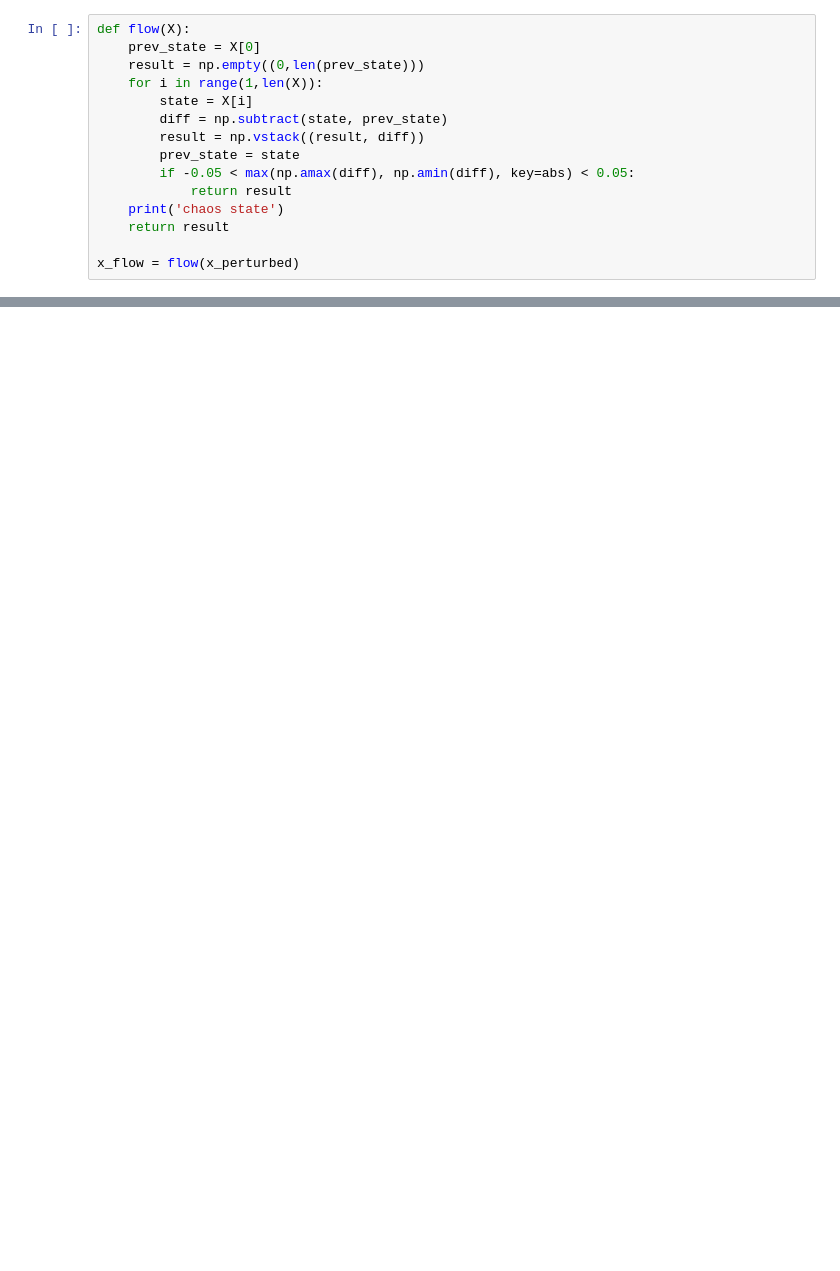
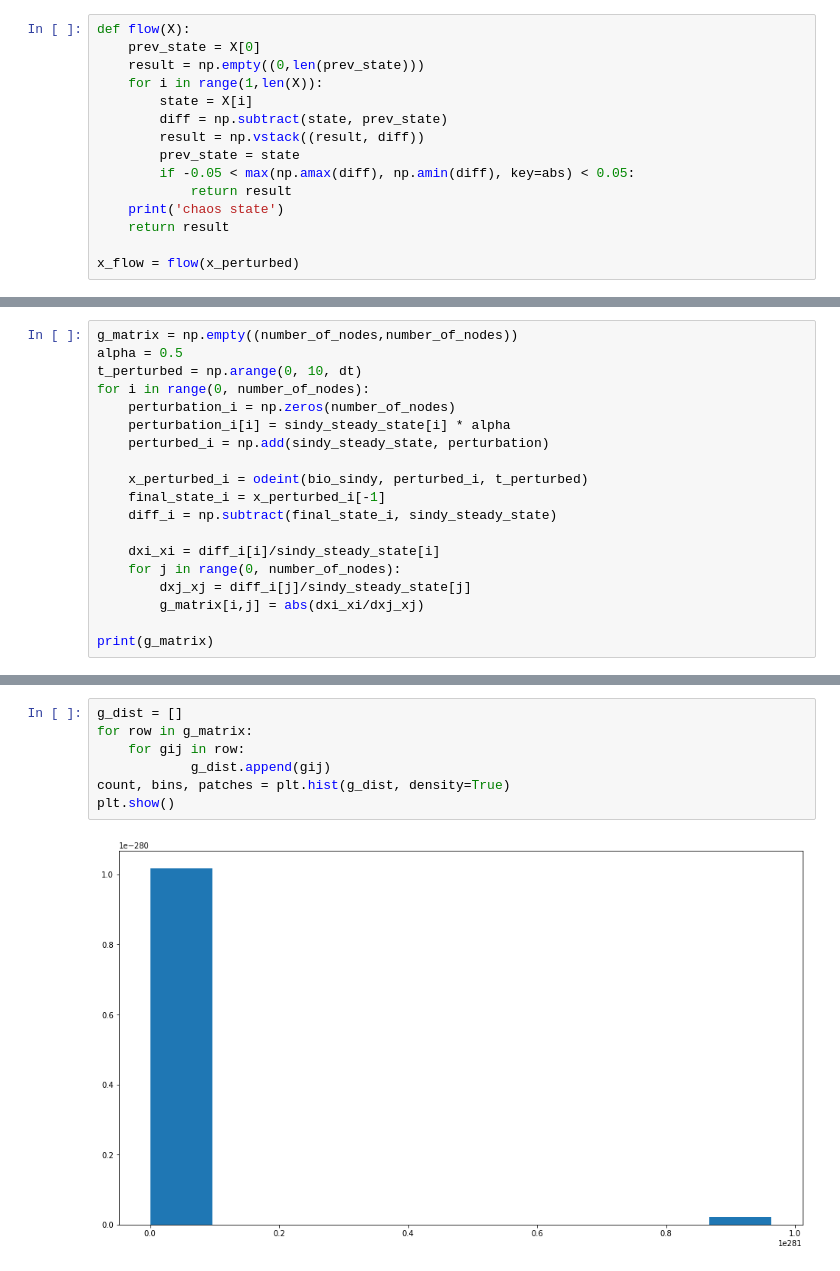
Before and after one commit to aliydgr/ms-thesis, a Jupyter notebook: information-flow-sindy.ipynb, the cells around one changed output, grey strips where cells are left out. Cells and saved outputs as stored; diff of their text form; blank space fills up the shorter version.

```diff
--- a/information-flow-sindy.ipynb
+++ b/information-flow-sindy.ipynb
@@ -170,0 +173,19 @@ DiMultiDegreeView({0: 17, 1: 5, 2: 8, 3: 3, 4: 1, 5: 2, 6: 1, 7: 1, 8: 1, 9: 1})
+# %%
+g_matrix = np.empty((number_of_nodes,number_of_nodes))
+alpha = 0.5
+t_perturbed = np.arange(0, 10, dt)
+for i in range(0, number_of_nodes):
+    perturbation_i = np.zeros(number_of_nodes)
+    perturbation_i[i] = sindy_steady_state[i] * alpha
+    perturbed_i = np.add(sindy_steady_state, perturbation)
+
+    x_perturbed_i = odeint(bio_sindy, perturbed_i, t_perturbed)
+    final_state_i = x_perturbed_i[-1]
+    diff_i = np.subtract(final_state_i, sindy_steady_state)
+
+    dxi_xi = diff_i[i]/sindy_steady_state[i]
+    for j in range(0, number_of_nodes):
+        dxj_xj = diff_i[j]/sindy_steady_state[j]
+        g_matrix[i,j] = abs(dxi_xi/dxj_xj)
+
+print(g_matrix)
@@ -170,0 +210,9 @@ DiMultiDegreeView({0: 17, 1: 5, 2: 8, 3: 3, 4: 1, 5: 2, 6: 1, 7: 1, 8: 1, 9: 1})
+# %%
+g_dist = []
+for row in g_matrix:
+    for gij in row:
+            g_dist.append(gij)
+count, bins, patches = plt.hist(g_dist, density=True)
+plt.show()
+# %% [output]
+[figure, added]
```
Also changed, not shown: parts of 7 cells of this notebook.
